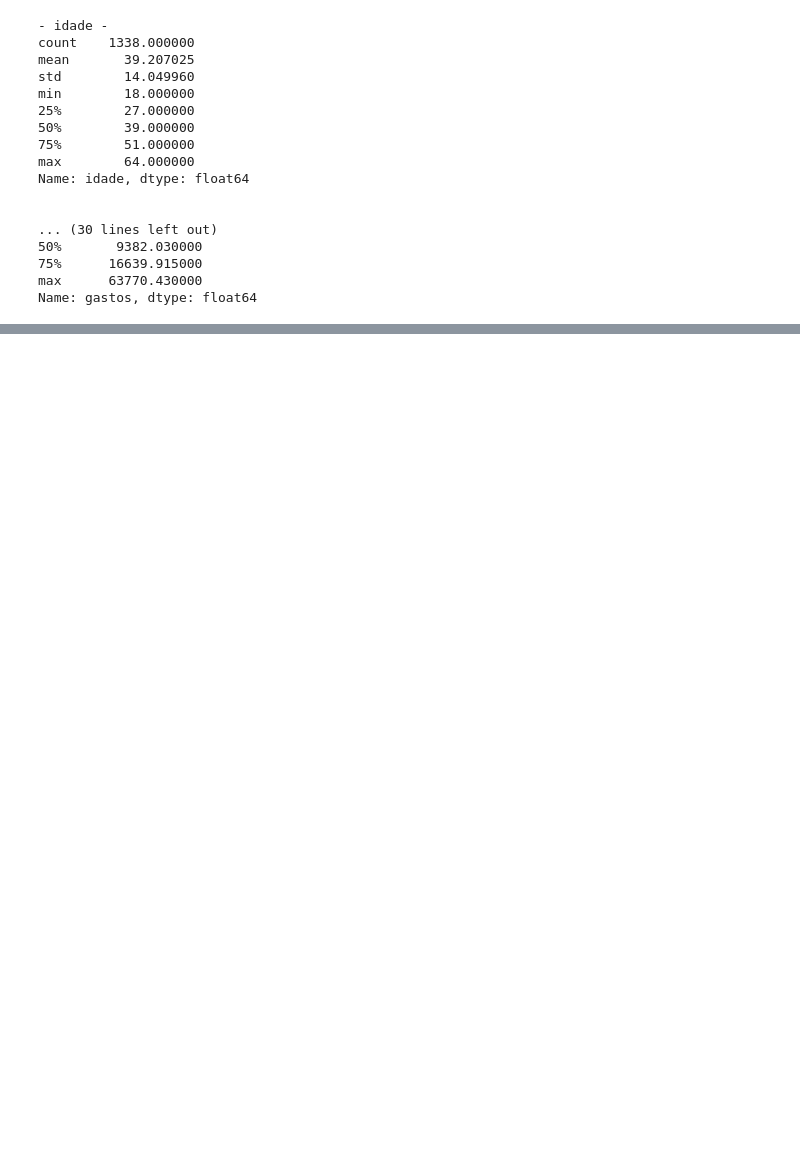
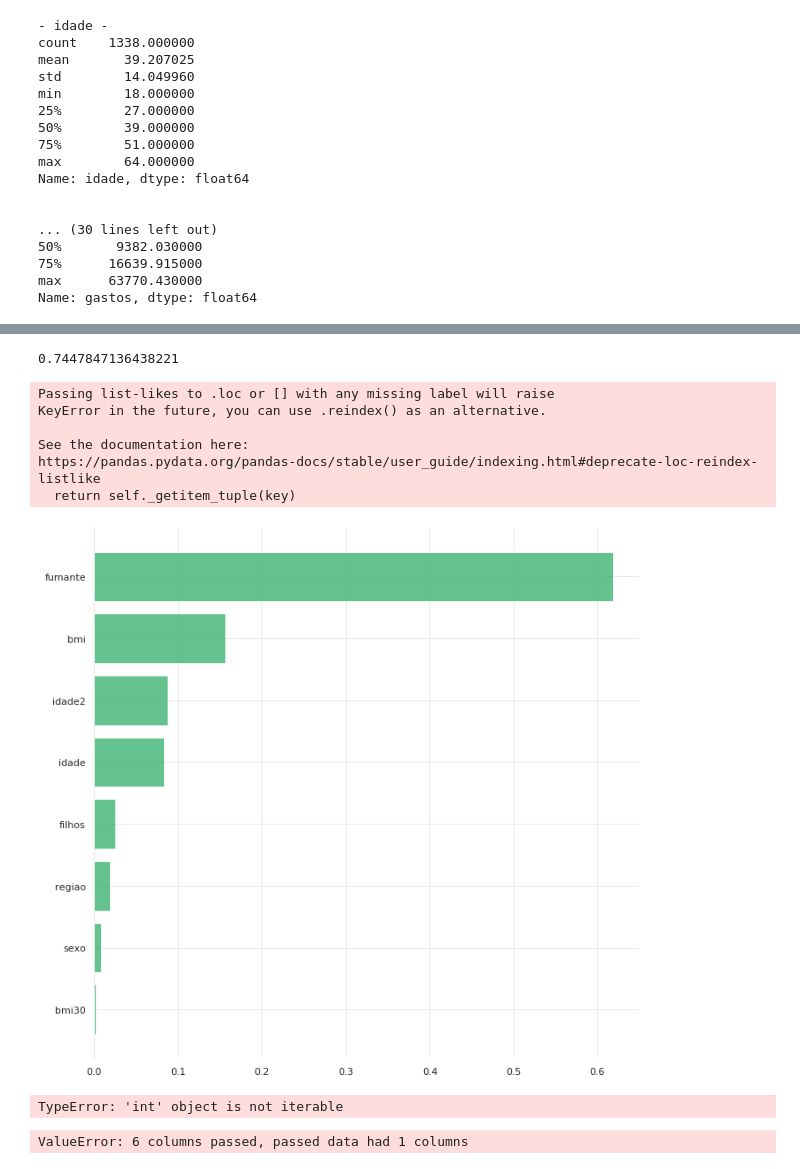
Before and after one commit to armindoguerra/prevendo-despesas-hospitalares, a Jupyter notebook: Untitled.ipynb, the cells around one changed output, grey strips where cells are left out. Saved outputs shown, nothing was run; the diff lists cells and outputs as text; code cells hidden in the pictures; blank space fills up the shorter version.

```diff
--- a/Untitled.ipynb
+++ b/Untitled.ipynb
@@ -251,0 +274,18 @@ plt.hist(df_new.gastos)
+# %%
+X = df_train.loc[:,['idade', 'sexo', 'bmi', 'filhos', 'fumante', 'regiao', 'idade2', 'bmi30']].values
+
+Y = df_train['gastos'].values
+# %%
+scaler = MinMaxScaler(feature_range = (0, 1))
+X_scaled = scaler.fit_transform(X)
+# %%
+teste_size = 0.2
+seed = 7
+
+X_treino, X_teste, Y_treino, Y_teste = model_selection.train_test_split(X_scaled,
+                                                                        Y,
+                                                                        test_size = teste_size,
+                                                                        random_state = seed)
+# %%
+modelo_rf = RandomForestRegressor()
+modelo_rf.fit(X_treino,Y_treino)
@@ -251,0 +300,60 @@ plt.hist(df_new.gastos)
+# %%
+r2_score(modelo_rf.predict(X_teste), Y_teste)
+# %% [output]
+0.7447847136438221
+# %%
+imp = df.loc[:,['idade', 'sexo', 'bmi', 'filhos', 'fumante', 'regiao', 'idade2', 'bmi30']]
+
+fig, ax = plt.subplots()
+fig = plt.gcf()
+fig.set_size_inches(11,11)
+
+features = list(imp.columns)
+importances = modelo_rf.feature_importances_
+
+list_ = []
+for i in range(0,len(importances)):
+    list_.append((features[i], importances[i]))
+
+list_aux = sorted(list_, key=lambda x: x[1])
+
+features_ = []
+importances_ = []
+
+for i in list_aux:
+    #print(i[1])
+    features_.append(i[0])
+    importances_.append(i[1])
+
+ax.spines['right'].set_visible(False)
+ax.spines['top'].set_visible(False)
+ax.spines['left'].set_color('#E8E8E8')
+#ax.spines['bottom'].set_color('#E8E8E8')
+ax.spines['bottom'].set_visible(False)
+
+ax.grid(which='major', color='#E8E8E8') #axis='x', linestyle='--',
+plt.barh(features_, importances_, zorder=3, color='#3CB371', alpha = 0.8) #color='#D7172F', edgecolor='#D7172F',  zorder=3)
+
+#plt.savefig('/home/armindoguerra/Downloads/grafico.png', dpi=150 , transparent=True)
+plt.show()
+# %% [output]
+Passing list-likes to .loc or [] with any missing label will raise
+KeyError in the future, you can use .reindex() as an alternative.
+
+See the documentation here:
+https://pandas.pydata.org/pandas-docs/stable/user_guide/indexing.html#deprecate-loc-reindex-listlike
+  return self._getitem_tuple(key)
+[figure, added]
+# %%
+idade =  list(3)
+sexo = list('homem')
+bmi = list(30.0)
+filhos = list(0)
+fumante = list('nao')
+regiao = list('sul')
+# %% [output]
+TypeError: 'int' object is not iterable
+# %%
+prever = pd.DataFrame([idade, sexo, bmi, filhos, fumante, regiao], columns=['idade', 'sexo', 'bmi', 'filhos', 'fumante', 'regiao'])
+# %% [output]
+ValueError: 6 columns passed, passed data had 1 columns
```
Also changed, not shown: parts of 24 cells of this notebook.
